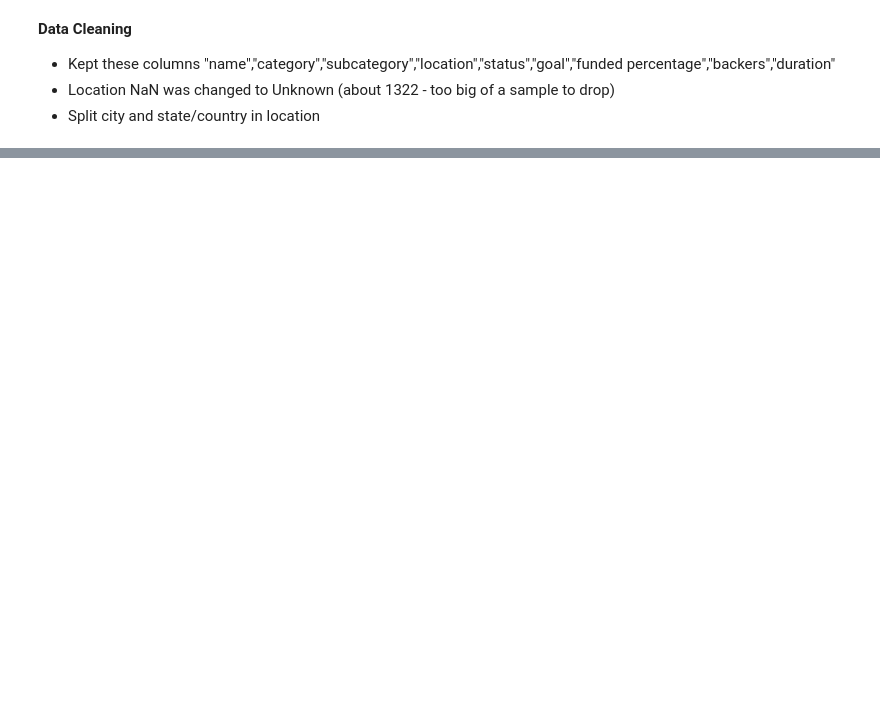
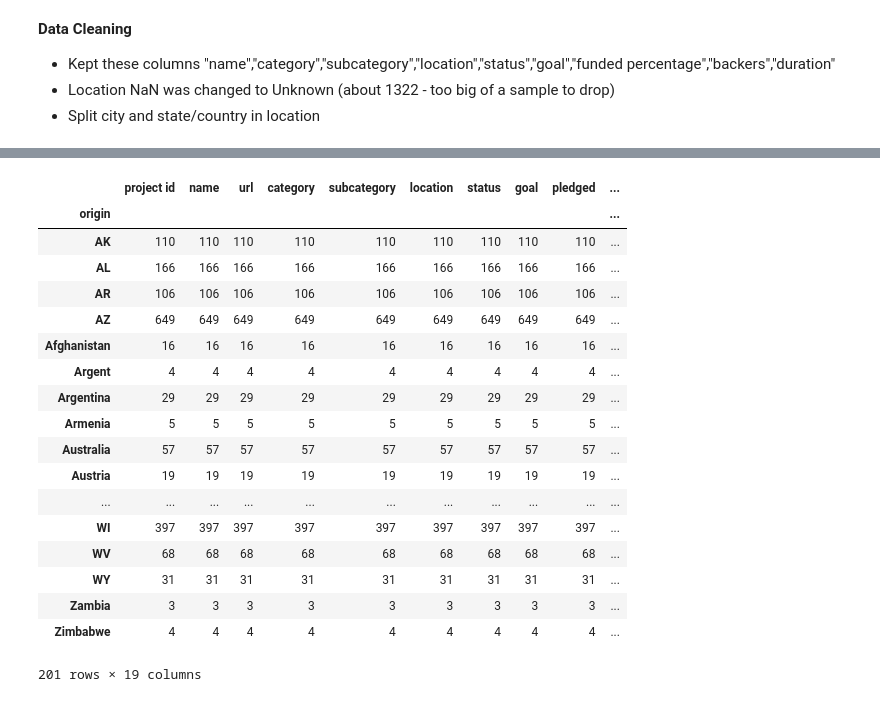
Before and after one commit to crisgiovanoni/kickstarter_project, a Jupyter notebook: Who Gets the Fund?.ipynb, the cells around one changed output, grey strips where cells are left out. Saved outputs shown, nothing was run; the diff lists cells and outputs as text; code cells hidden in the pictures; blank space fills up the shorter version.

Commit message:
cleaning location mess

```diff
--- a/Who Gets the Fund?.ipynb
+++ b/Who Gets the Fund?.ipynb
@@ -45,8 +126,5 @@ kick.head()
 # %%
- def clean_kickstarter():
-    #reduce data frame to the columns we need
-    df = df[["name","category","subcategory","location","status","goal","funded percentage","backers","duration"]]
-
-    df = df.location.fillna("Unknown, None", inplace=True)
-    df = df[["city","state-country"]] = df["location"].str.split(',', n=1, expand=True)
-    df = df.drop(["location"],axis=1)
+kick[["city","origin"]] = kick["location"].str.split(', ', n=1, expand=True)
+# df[["city","state-country"]] = df["location"].str.split(',', n=1, expand=True)
+#     df = df.drop(["location"],axis=1)
+#     return df
@@ -52,0 +151,22 @@ kick.head()
+# %%
+kick.groupby("origin").count()
+# %% [output]
+|  | project id | name | url | category | subcategory | location | status | goal | pledged | ... |
+| origin |  |  |  |  |  |  |  |  |  | ... |
+| AK | 110 | 110 | 110 | 110 | 110 | 110 | 110 | 110 | 110 | ... |
+| AL | 166 | 166 | 166 | 166 | 166 | 166 | 166 | 166 | 166 | ... |
+| AR | 106 | 106 | 106 | 106 | 106 | 106 | 106 | 106 | 106 | ... |
+| AZ | 649 | 649 | 649 | 649 | 649 | 649 | 649 | 649 | 649 | ... |
+| Afghanistan | 16 | 16 | 16 | 16 | 16 | 16 | 16 | 16 | 16 | ... |
+| Argent | 4 | 4 | 4 | 4 | 4 | 4 | 4 | 4 | 4 | ... |
+| Argentina | 29 | 29 | 29 | 29 | 29 | 29 | 29 | 29 | 29 | ... |
+| Armenia | 5 | 5 | 5 | 5 | 5 | 5 | 5 | 5 | 5 | ... |
+| Australia | 57 | 57 | 57 | 57 | 57 | 57 | 57 | 57 | 57 | ... |
+| Austria | 19 | 19 | 19 | 19 | 19 | 19 | 19 | 19 | 19 | ... |
+| ... | ... | ... | ... | ... | ... | ... | ... | ... | ... | ... |
+| WI | 397 | 397 | 397 | 397 | 397 | 397 | 397 | 397 | 397 | ... |
+| WV | 68 | 68 | 68 | 68 | 68 | 68 | 68 | 68 | 68 | ... |
+| WY | 31 | 31 | 31 | 31 | 31 | 31 | 31 | 31 | 31 | ... |
+| Zambia | 3 | 3 | 3 | 3 | 3 | 3 | 3 | 3 | 3 | ... |
+| Zimbabwe | 4 | 4 | 4 | 4 | 4 | 4 | 4 | 4 | 4 | ... |
+201 rows × 19 columns
```
Also changed, not shown: parts of 14 cells of this notebook, 2 other files.
